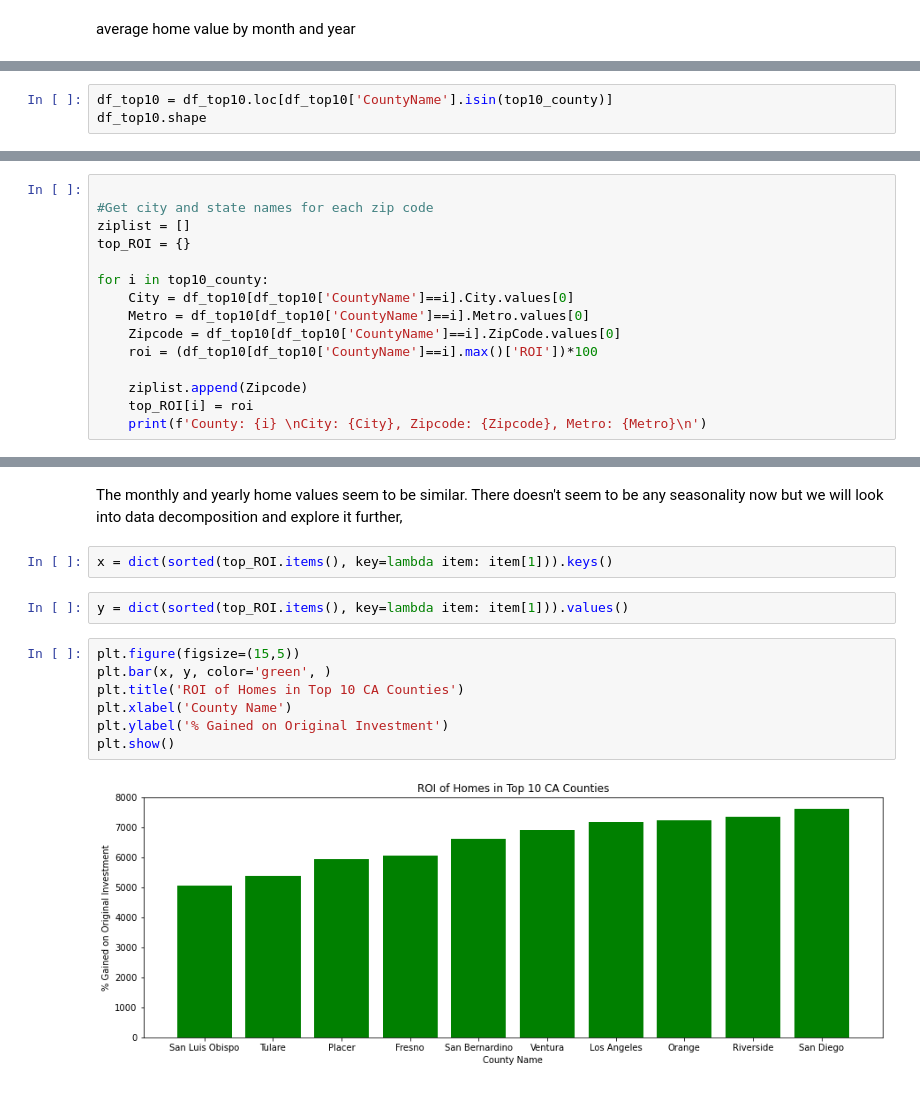
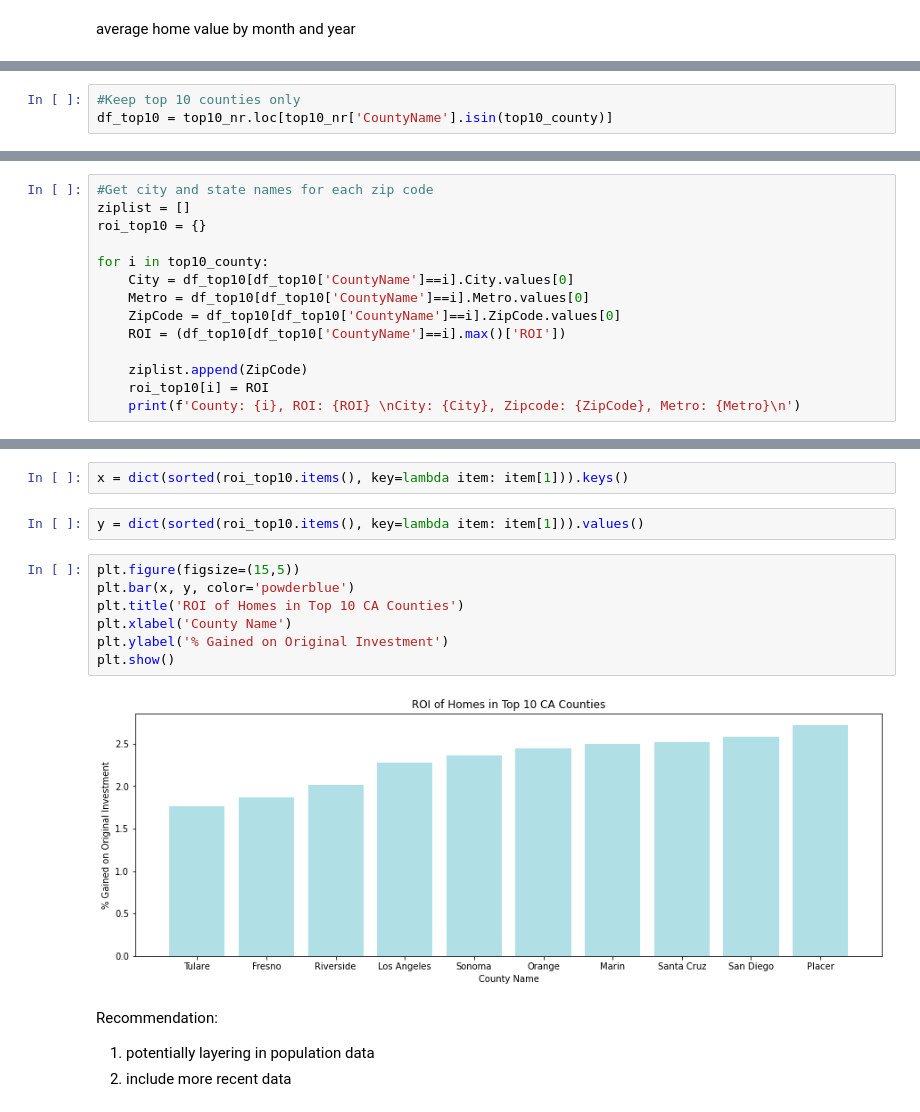
Before and after one commit to jennifernha/Zillow-Time-Series, a Jupyter notebook: Zillow Time Series Analysis.ipynb, the cells around one changed output, grey strips where cells are left out. Saved outputs shown, nothing was run; the diff lists cells and outputs as text.

Commit message:
include pre 2009-07 data and update through times series data

```diff
--- a/Zillow Time Series Analysis.ipynb
+++ b/Zillow Time Series Analysis.ipynb
@@ -347,3 +350,3 @@ df_top10.shape
 # %%
-df_top10 = df_top10.loc[df_top10['CountyName'].isin(top10_county)]
-df_top10.shape
+#Keep top 10 counties only
+df_top10 = top10_nr.loc[top10_nr['CountyName'].isin(top10_county)]
@@ -395,16 +383,15 @@ dtype: int64
 # %%
-
 #Get city and state names for each zip code
 ziplist = []
-top_ROI = {}
+roi_top10 = {}
 
 for i in top10_county:
     City = df_top10[df_top10['CountyName']==i].City.values[0]
     Metro = df_top10[df_top10['CountyName']==i].Metro.values[0]
-    Zipcode = df_top10[df_top10['CountyName']==i].ZipCode.values[0]
-    roi = (df_top10[df_top10['CountyName']==i].max()['ROI'])*100
+    ZipCode = df_top10[df_top10['CountyName']==i].ZipCode.values[0]
+    ROI = (df_top10[df_top10['CountyName']==i].max()['ROI'])
 
-    ziplist.append(Zipcode)
-    top_ROI[i] = roi
-    print(f'County: {i} \nCity: {City}, Zipcode: {Zipcode}, Metro: {Metro}\n')
+    ziplist.append(ZipCode)
+    roi_top10[i] = ROI
+    print(f'County: {i}, ROI: {ROI} \nCity: {City}, Zipcode: {ZipCode}, Metro: {Metro}\n')
 # %% [output]
@@ -465,15 +421,17 @@ ziplist
-# %% [markdown]
-The monthly and yearly home values seem to be similar. There doesn't seem to be any seasonality now but we will look into data decomposition and explore it further,
 # %%
-x = dict(sorted(top_ROI.items(), key=lambda item: item[1])).keys()
+x = dict(sorted(roi_top10.items(), key=lambda item: item[1])).keys()
 # %%
-y = dict(sorted(top_ROI.items(), key=lambda item: item[1])).values()
+y = dict(sorted(roi_top10.items(), key=lambda item: item[1])).values()
 # %%
 plt.figure(figsize=(15,5))
-plt.bar(x, y, color='green', )
+plt.bar(x, y, color='powderblue')
 plt.title('ROI of Homes in Top 10 CA Counties')
 plt.xlabel('County Name')
 plt.ylabel('% Gained on Original Investment')
 plt.show()
 # %% [output]
-[figure, old version]
+[figure, new version]
+# %% [markdown]
+Recommendation:
+1. potentially layering in population data
+2. include more recent data
```
Also changed, not shown: parts of 49 cells of this notebook.
